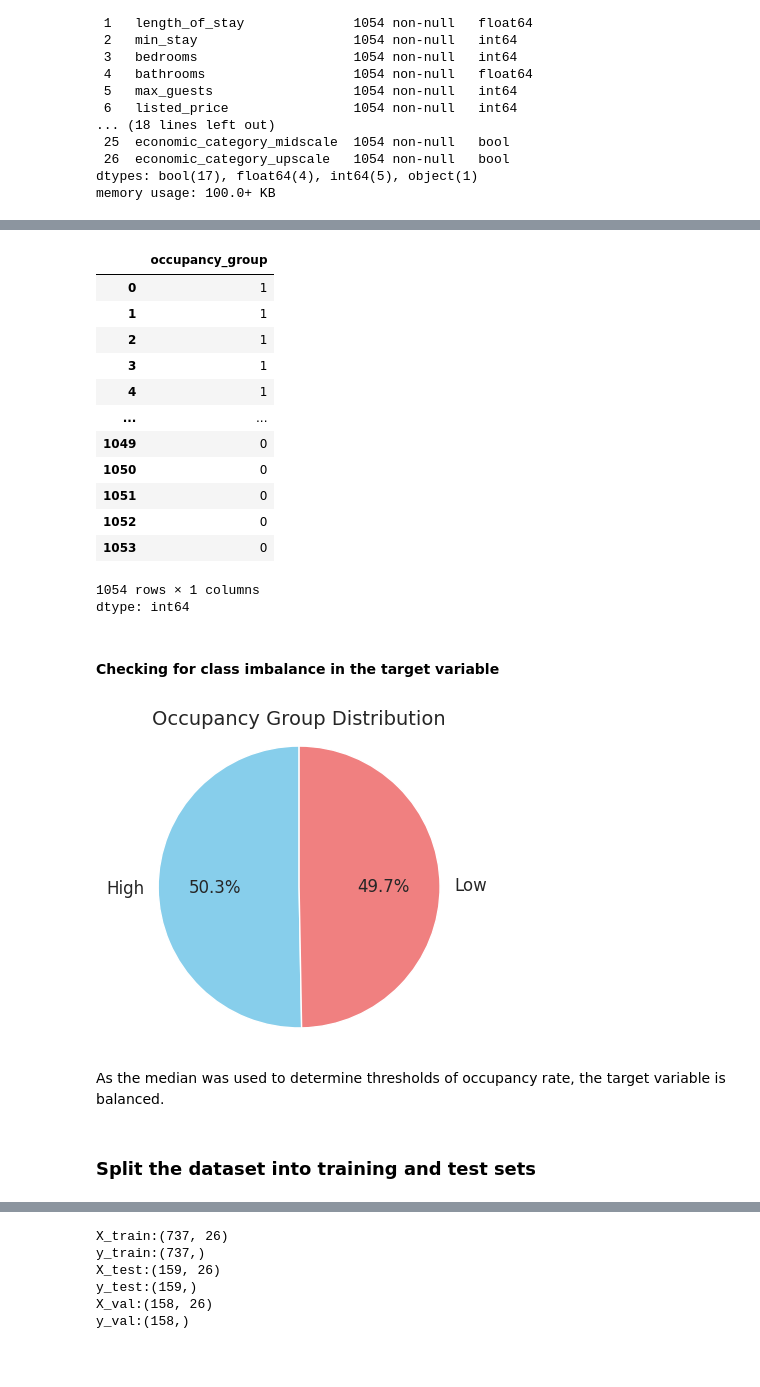
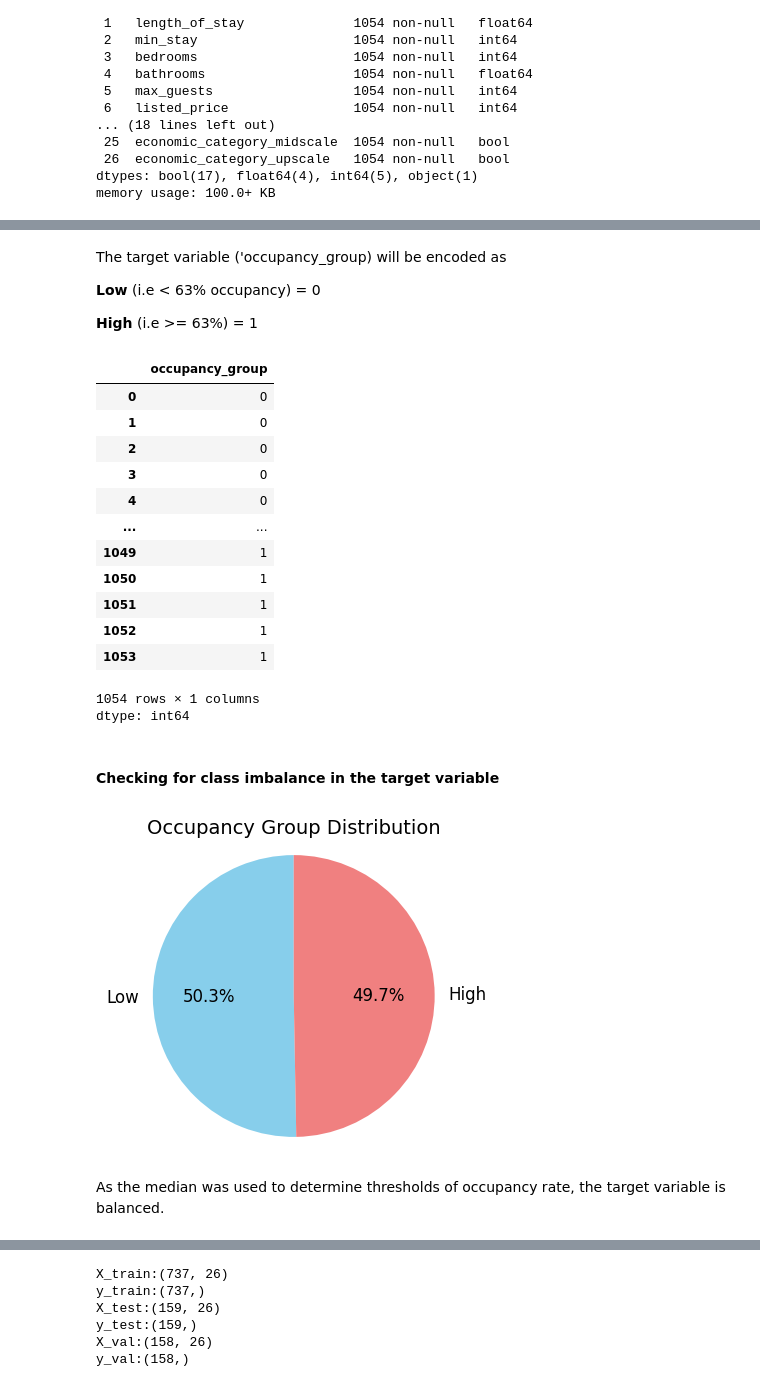
Before and after one commit to AvChilds/serviced_accommodation_ML_project, a Jupyter notebook: masters_assignment_2.ipynb, the cells around one changed output, grey strips where cells are left out. Drawn from its saved outputs; the diff is of its cells as text; code cells hidden in the pictures; blank space fills up the shorter version.

```diff
--- a/masters_assignment_2.ipynb
+++ b/masters_assignment_2.ipynb
@@ -382,0 +400,4 @@ zero_rating
+# %%
+#calculating median, and replacing NaNs and zeros with the median rating
+median_reviews=valid_num_reviews.median()
+data["num_reviews"] = data["num_reviews"].apply(lambda x: median_rating if pd.isna(x) or x == 0 else x)
@@ -1234,40 +1265,42 @@ memory usage: 100.0+ KB
-# %%
-label_encoder = LabelEncoder()
-df['occupancy_group'] = label_encoder.fit_transform(df['occupancy_group'])  # 'low' = 0, 'high' = 1
+# %% [markdown]
+The target variable ('occupancy_group) will be encoded as
+
+**Low** (i.e < 63% occupancy) = 0
+
+**High** (i.e >= 63%) = 1
+# %%
+df['occupancy_group'] = df['occupancy_group'].map({'Low': 0, 'High': 1})
 # %%
 df['occupancy_group']
 # %% [output]
 |  | occupancy_group |
-| 0 | 1 |
-| 1 | 1 |
-| 2 | 1 |
-| 3 | 1 |
-| 4 | 1 |
+| 0 | 0 |
+| 1 | 0 |
+| 2 | 0 |
+| 3 | 0 |
+| 4 | 0 |
 | ... | ... |
-| 1049 | 0 |
-| 1050 | 0 |
-| 1051 | 0 |
-| 1052 | 0 |
-| 1053 | 0 |
+| 1049 | 1 |
+| 1050 | 1 |
+| 1051 | 1 |
+| 1052 | 1 |
+| 1053 | 1 |
 1054 rows × 1 columns
 dtype: int64
 # %% [markdown]
 #### Checking for class imbalance in the target variable
 # %%
 occupancy_counts = df['occupancy_group'].value_counts()
-labels = label_encoder.inverse_transform(occupancy_counts.index)  # e.g., ['low', 'high']
 sizes = occupancy_counts.values
 colors = ['skyblue', 'lightcoral']  # Customize as you like
 
 # Plot pie chart
 plt.figure(figsize=(4,4))
 plt.pie(sizes, labels=labels, autopct='%1.1f%%', startangle=90, colors=colors, textprops={'fontsize': 12})
 plt.title('Occupancy Group Distribution', fontsize=14)
 plt.axis('equal')  # Equal aspect ratio ensures pie is circular
 plt.show()
 # %% [output]
-[figure, old version]
+[figure, new version]
 # %% [markdown]
 As the median was used to determine thresholds of occupancy rate, the target variable is balanced.
-# %% [markdown]
-### Split the dataset into training and test sets
```
Also changed, not shown: parts of 140 cells of this notebook.
